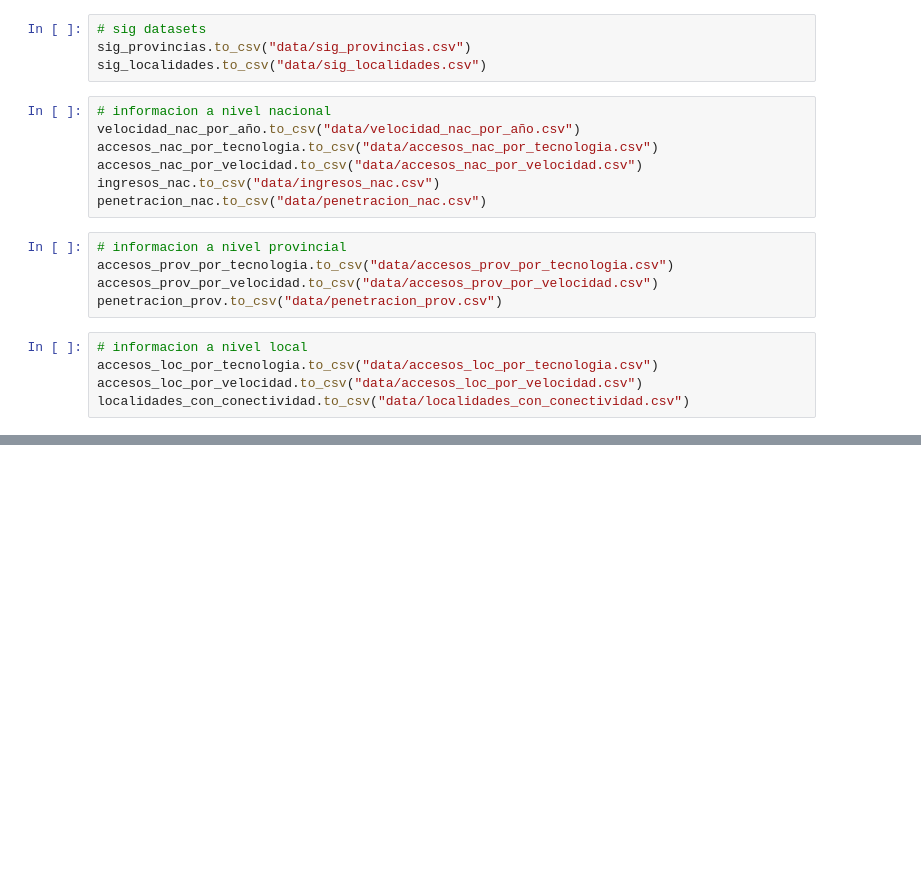
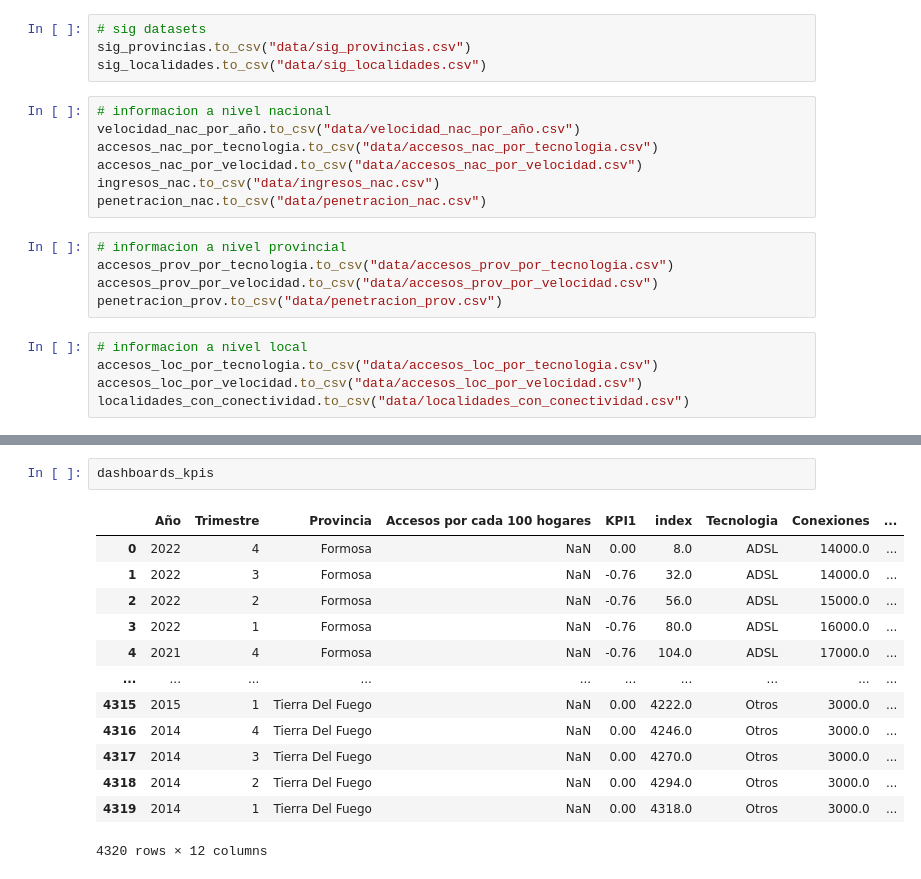
Before and after one commit to JullierJoaquin/PI_DA, a Jupyter notebook: 01_ETL.ipynb, the cells around one changed output, grey strips where cells are left out. Drawn from its saved outputs; the diff is of its cells as text; blank space fills up the shorter version.

```diff
--- a/01_ETL.ipynb
+++ b/01_ETL.ipynb
@@ -171,0 +560,16 @@ localidades_con_conectividad.to_csv("data/localidades_con_conectividad.csv")
+# %%
+dashboards_kpis
+# %% [output]
+|  | Año | Trimestre | Provincia | Accesos por cada 100 hogares | KPI1 | index | Tecnologia | Conexiones | ... |
+| 0 | 2022 | 4 | Formosa | NaN | 0.00 | 8.0 | ADSL | 14000.0 | ... |
+| 1 | 2022 | 3 | Formosa | NaN | -0.76 | 32.0 | ADSL | 14000.0 | ... |
+| 2 | 2022 | 2 | Formosa | NaN | -0.76 | 56.0 | ADSL | 15000.0 | ... |
+| 3 | 2022 | 1 | Formosa | NaN | -0.76 | 80.0 | ADSL | 16000.0 | ... |
+| 4 | 2021 | 4 | Formosa | NaN | -0.76 | 104.0 | ADSL | 17000.0 | ... |
+| ... | ... | ... | ... | ... | ... | ... | ... | ... | ... |
+| 4315 | 2015 | 1 | Tierra Del Fuego | NaN | 0.00 | 4222.0 | Otros | 3000.0 | ... |
+| 4316 | 2014 | 4 | Tierra Del Fuego | NaN | 0.00 | 4246.0 | Otros | 3000.0 | ... |
+| 4317 | 2014 | 3 | Tierra Del Fuego | NaN | 0.00 | 4270.0 | Otros | 3000.0 | ... |
+| 4318 | 2014 | 2 | Tierra Del Fuego | NaN | 0.00 | 4294.0 | Otros | 3000.0 | ... |
+| 4319 | 2014 | 1 | Tierra Del Fuego | NaN | 0.00 | 4318.0 | Otros | 3000.0 | ... |
+4320 rows × 12 columns
```
Also changed, not shown: parts of 13 cells of this notebook, 8 other files.
